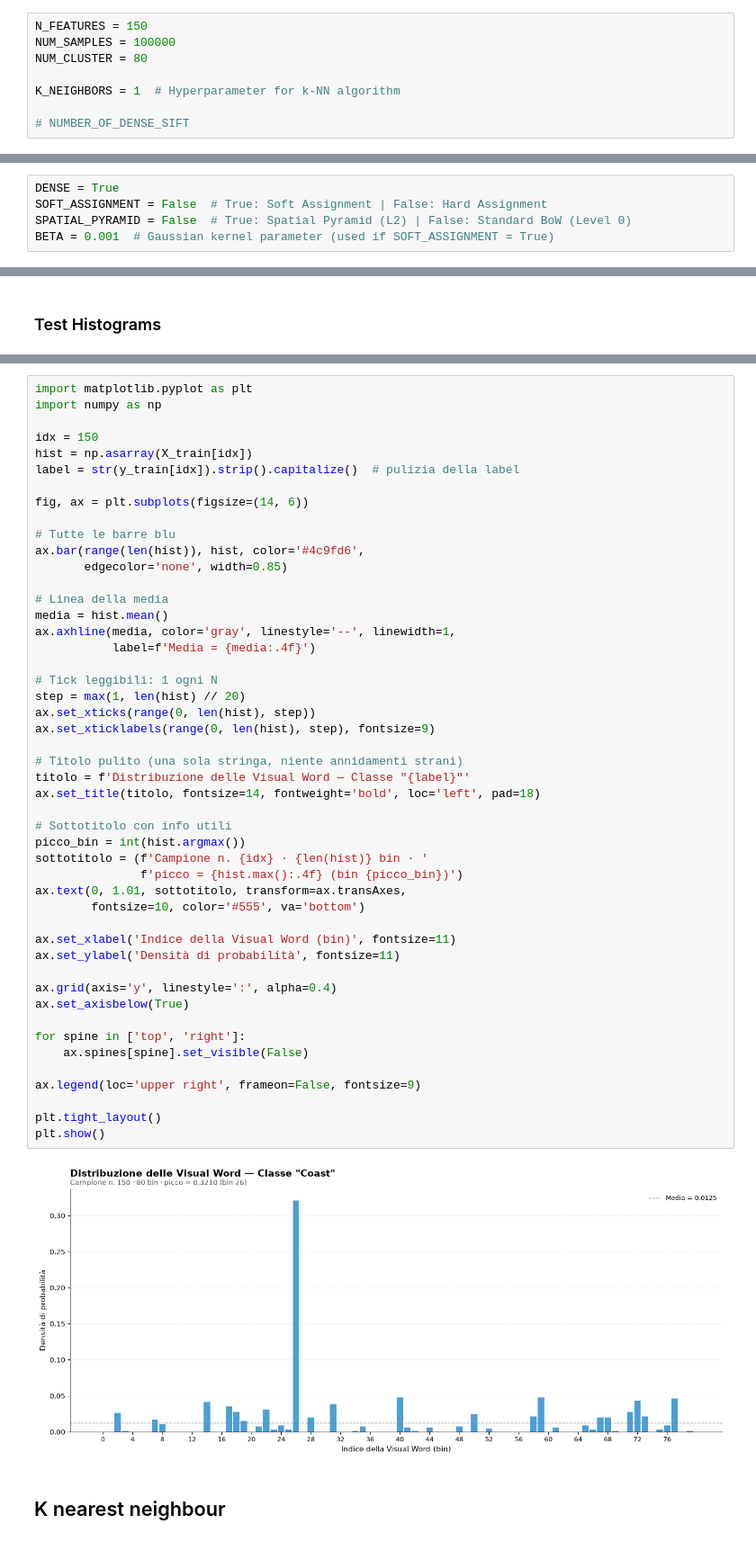
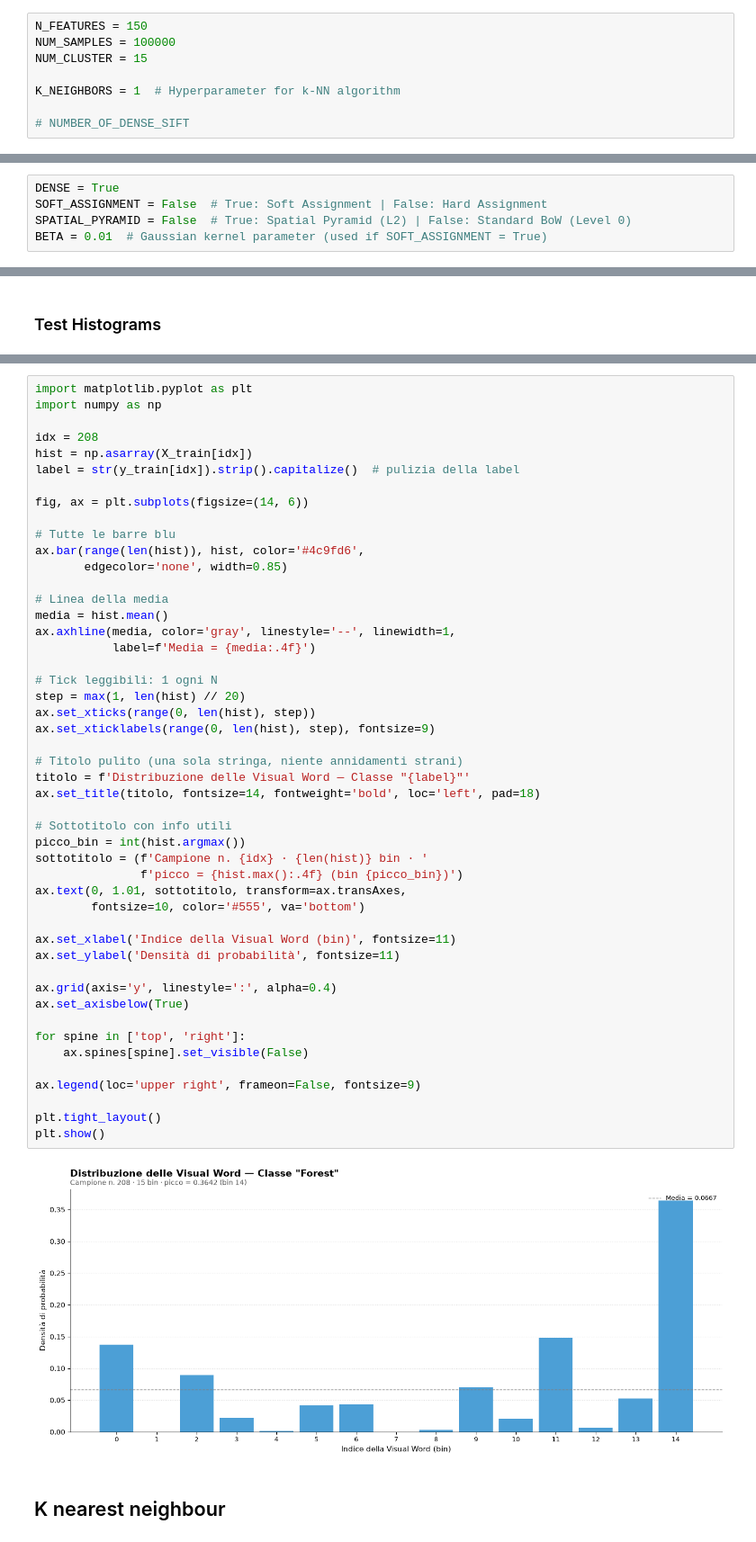
Before and after one commit to RebertoUNI/Computer-vision, a Jupyter notebook: project.ipynb, the cells around one changed output, grey strips where cells are left out. Shown at 90% size. Saved outputs shown, nothing was run; the diff lists cells and outputs as text.

Commit message:
15 cluster

```diff
--- a/project.ipynb
+++ b/project.ipynb
@@ -16,7 +16,7 @@ from scipy.spatial.distance import cdist
 # %%
 N_FEATURES = 150
 NUM_SAMPLES = 100000
-NUM_CLUSTER = 80
+NUM_CLUSTER = 15
 
 K_NEIGHBORS = 1  # Hyperparameter for k-NN algorithm
 
@@ -27,7 +27,7 @@ K_NEIGHBORS = 1  # Hyperparameter for k-NN algorithm
 DENSE = True
 SOFT_ASSIGNMENT = False  # True: Soft Assignment | False: Hard Assignment
 SPATIAL_PYRAMID = False  # True: Spatial Pyramid (L2) | False: Standard BoW (Level 0)
-BETA = 0.001  # Gaussian kernel parameter (used if SOFT_ASSIGNMENT = True)
+BETA = 0.01  # Gaussian kernel parameter (used if SOFT_ASSIGNMENT = True)
 # %% [markdown]
 ## Import images
 # %%
@@ -383,7 +383,7 @@ y_test shape: (2985,)
 import matplotlib.pyplot as plt
 import numpy as np
 
-idx = 150
+idx = 208
 hist = np.asarray(X_train[idx])
 label = str(y_train[idx]).strip().capitalize()  # pulizia della label
 
@@ -401,34 +401,34 @@ ax.axhline(media, color='gray', linestyle='--', linewidth=1,
 # Tick leggibili: 1 ogni N
 step = max(1, len(hist) // 20)
 ax.set_xticks(range(0, len(hist), step))
 ax.set_xticklabels(range(0, len(hist), step), fontsize=9)
 
 # Titolo pulito (una sola stringa, niente annidamenti strani)
 titolo = f'Distribuzione delle Visual Word — Classe "{label}"'
 ax.set_title(titolo, fontsize=14, fontweight='bold', loc='left', pad=18)
 
 # Sottotitolo con info utili
 picco_bin = int(hist.argmax())
 sottotitolo = (f'Campione n. {idx} · {len(hist)} bin · '
                f'picco = {hist.max():.4f} (bin {picco_bin})')
 ax.text(0, 1.01, sottotitolo, transform=ax.transAxes,
         fontsize=10, color='#555', va='bottom')
 
 ax.set_xlabel('Indice della Visual Word (bin)', fontsize=11)
 ax.set_ylabel('Densità di probabilità', fontsize=11)
 
 ax.grid(axis='y', linestyle=':', alpha=0.4)
 ax.set_axisbelow(True)
 
 for spine in ['top', 'right']:
     ax.spines[spine].set_visible(False)
 
 ax.legend(loc='upper right', frameon=False, fontsize=9)
 
 plt.tight_layout()
 plt.show()
 # %% [output]
-[figure, old version]
+[figure, new version]
 # %% [markdown]
 ## K nearest neighbour
 # %%
```
Also changed, not shown: parts of 13 cells of this notebook.
